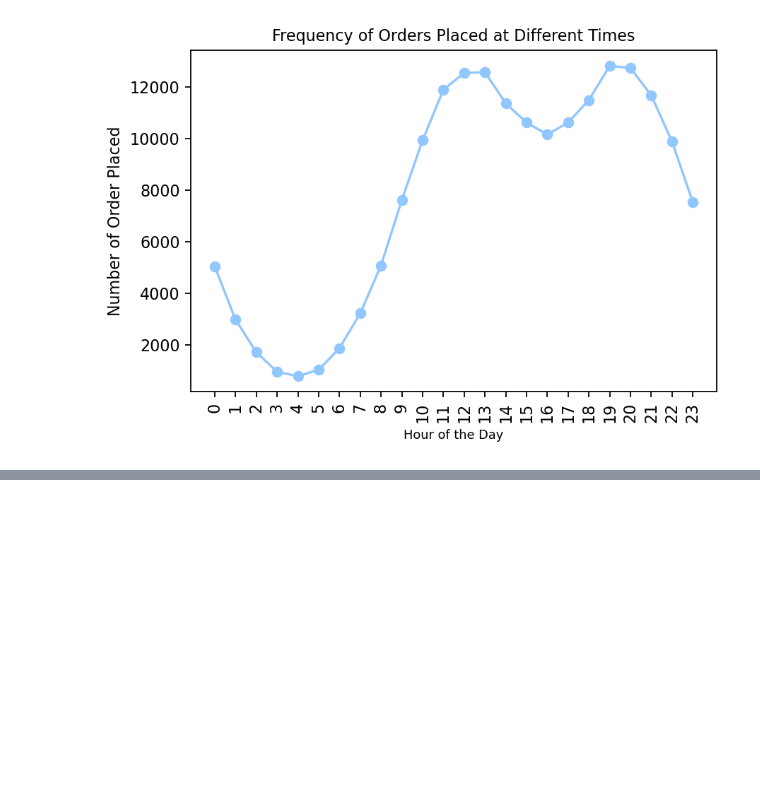
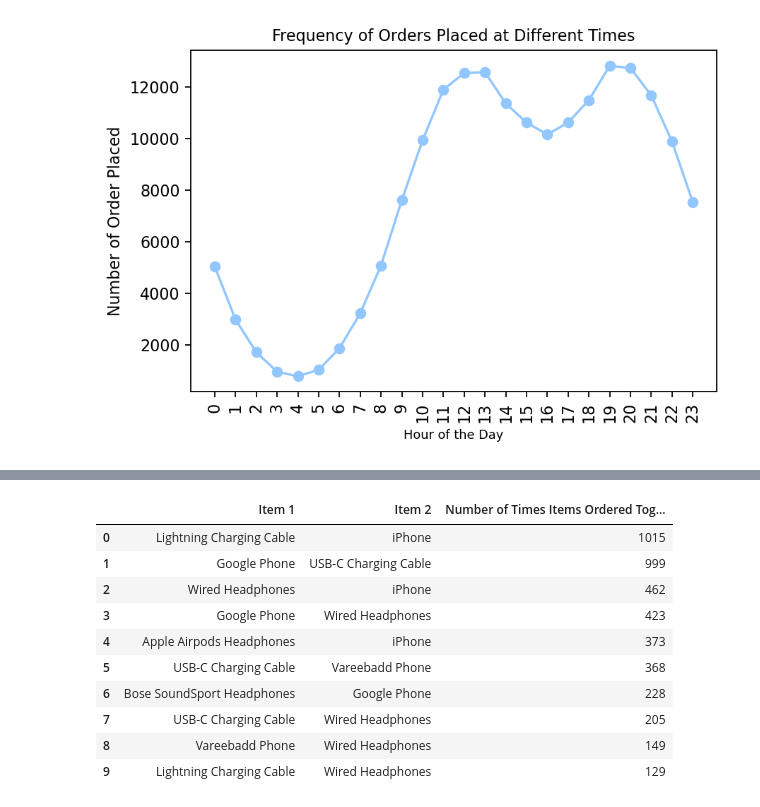
Before and after one commit to tajpatel58/Machine-Learning-, a Jupyter notebook: Data Science Practice/Sales Analysis/Sales_Analysis.ipynb, the cells around one changed output, grey strips where cells are left out. Saved outputs shown, nothing was run; the diff lists cells and outputs as text; code cells hidden in the pictures; blank space fills up the shorter version.

```diff
--- a/Data Science Practice/Sales Analysis/Sales_Analysis.ipynb
+++ b/Data Science Practice/Sales Analysis/Sales_Analysis.ipynb
@@ -256,0 +264,9 @@ Question 3 Answer: Based on this plot we can see that 11:30-13:30 and 18:30-20:3
+# %%
+
+orders = clean_data.groupby(by='Order ID', sort=True).size().reset_index(name='Number of Items')
+
+orders.sort_values(by='Number of Items', ascending=False, inplace=True)
+
+multiple_items = orders.loc[orders['Number of Items'] >= 2]
+
+multiple_items.head(6)
@@ -256,0 +284,10 @@ Question 3 Answer: Based on this plot we can see that 11:30-13:30 and 18:30-20:3
+# %%
+# Protected method, apply to an order ID, to access the parts of our data with that specific order ID, then make a list of it's items.
+#
+def _get_items(id):
+    items = sorted(list(clean_data.loc[clean_data['Order ID'] == id,'Product']))
+    return items
+
+multiple_items['Items'] = multiple_items['Order ID'].apply(lambda id: _get_items(id))
+
+multiple_items.head(6)
@@ -256,0 +306,34 @@ Question 3 Answer: Based on this plot we can see that 11:30-13:30 and 18:30-20:3
+# %%
+#Initialise the Counter
+pairs_counter = Counter()
+
+# Loop over all Order ID's with multiple items, find the pairs and update the number of times this pair occurs. ie, update the number of items these 2 items were ordered together.
+for items in multiple_items['Items']:
+    pairs = combinations(items, 2)
+    pairs_counter.update(Counter(pairs))
+
+# pairs_counter is now a Counter object, with keys the possible pairs of items and values, the number of times these 2 items were ordered together.
+
+# Transfer this information into a Dataframe for nice presentation.
+
+item_pairs_ordered = pd.DataFrame(pairs_counter.keys(),columns=['Item 1','Item 2'])
+
+item_pairs_ordered['Number of Times Items Ordered Together'] = pd.DataFrame(pairs_counter.values())
+
+item_pairs_ordered = item_pairs_ordered.sort_values(by='Number of Times Items Ordered Together', ascending=False)
+
+item_pairs_ordered.reset_index(inplace=True, drop=True)
+
+item_pairs_ordered.head(10)
+# %% [output]
+|  | Item 1 | Item 2 | Number of Times Items Ordered Tog... |
+| 0 | Lightning Charging Cable | iPhone | 1015 |
+| 1 | Google Phone | USB-C Charging Cable | 999 |
+| 2 | Wired Headphones | iPhone | 462 |
+| 3 | Google Phone | Wired Headphones | 423 |
+| 4 | Apple Airpods Headphones | iPhone | 373 |
+| 5 | USB-C Charging Cable | Vareebadd Phone | 368 |
+| 6 | Bose SoundSport Headphones | Google Phone | 228 |
+| 7 | USB-C Charging Cable | Wired Headphones | 205 |
+| 8 | Vareebadd Phone | Wired Headphones | 149 |
+| 9 | Lightning Charging Cable | Wired Headphones | 129 |
```
Also changed, not shown: parts of 22 cells of this notebook.
